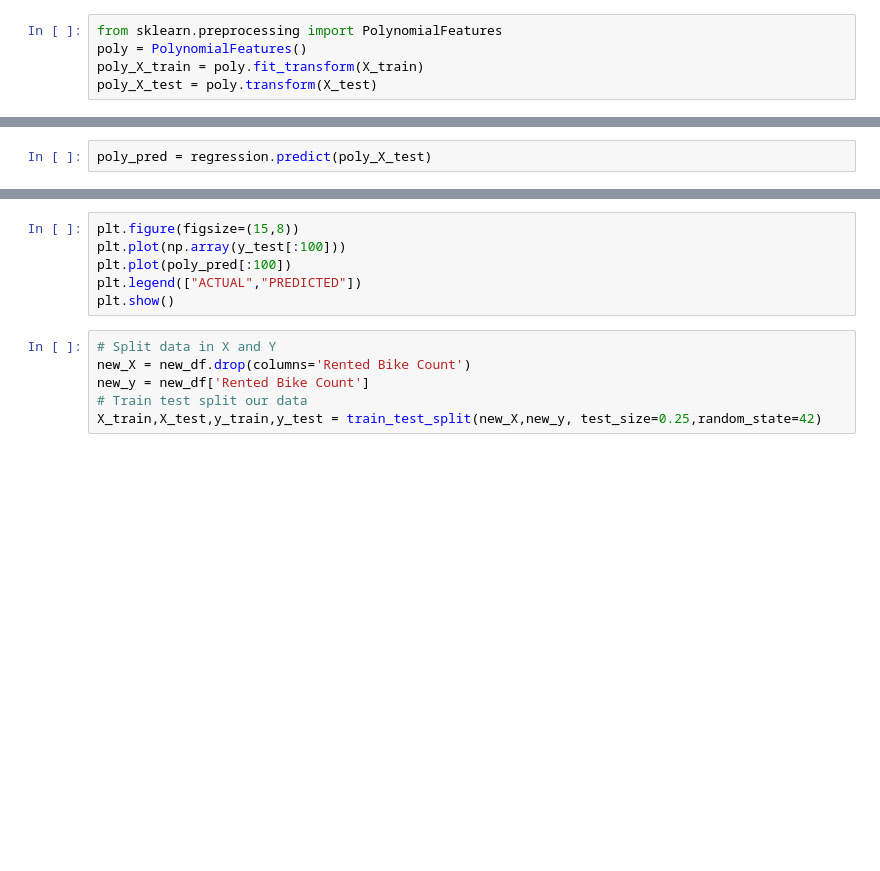
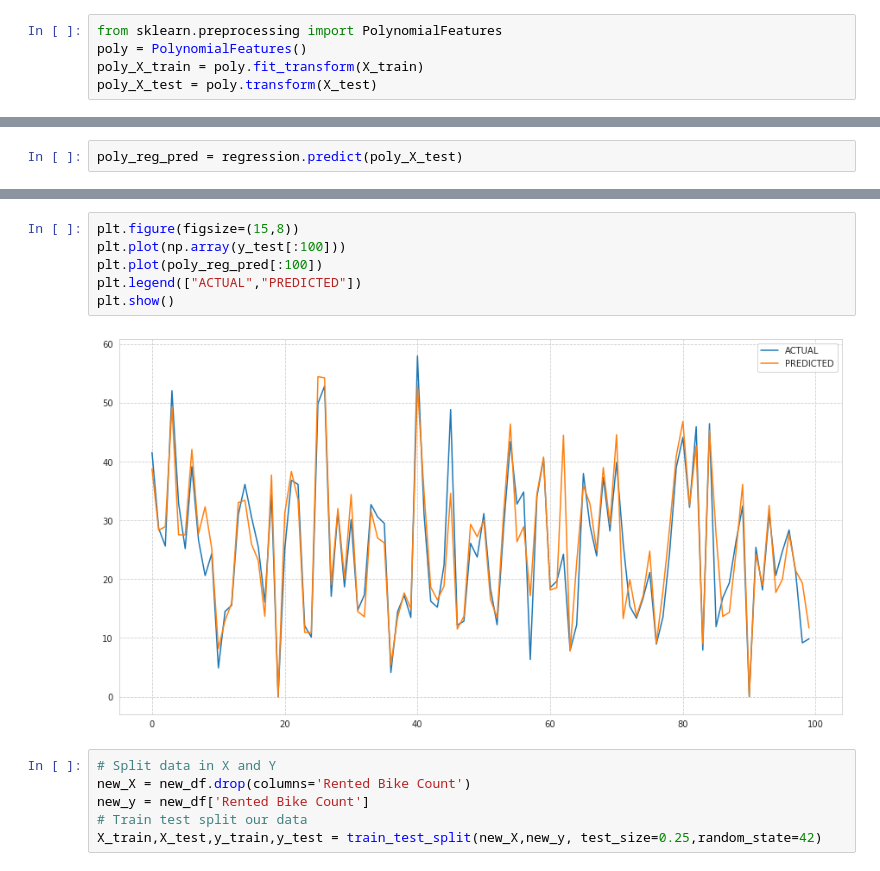
Before and after one commit to Shubhamverse/Bike-Sharing-Demand-Prediction__Supervised-ML-Regression, a Jupyter notebook: Bike_Sharing_Demand_Prediction_Capstone_Project.ipynb, the cells around one changed output, grey strips where cells are left out. Saved outputs shown, nothing was run; the diff lists cells and outputs as text; blank space fills up the shorter version.

```diff
--- a/Bike_Sharing_Demand_Prediction_Capstone_Project.ipynb
+++ b/Bike_Sharing_Demand_Prediction_Capstone_Project.ipynb
@@ -346,2 +503,2 @@ regression.score(poly_X_train,y_train)
 # %%
-poly_pred = regression.predict(poly_X_test)
+poly_reg_pred = regression.predict(poly_X_test)
@@ -357,9 +527,11 @@ print("R2 score is  :",poly_r2)
 # %%
 plt.figure(figsize=(15,8))
 plt.plot(np.array(y_test[:100]))
-plt.plot(poly_pred[:100])
+plt.plot(poly_reg_pred[:100])
 plt.legend(["ACTUAL","PREDICTED"])
 plt.show()
+# %% [output]
+[figure, added]
 # %%
 # Split data in X and Y
 new_X = new_df.drop(columns='Rented Bike Count')
```
Also changed, not shown: parts of 65 cells of this notebook.
